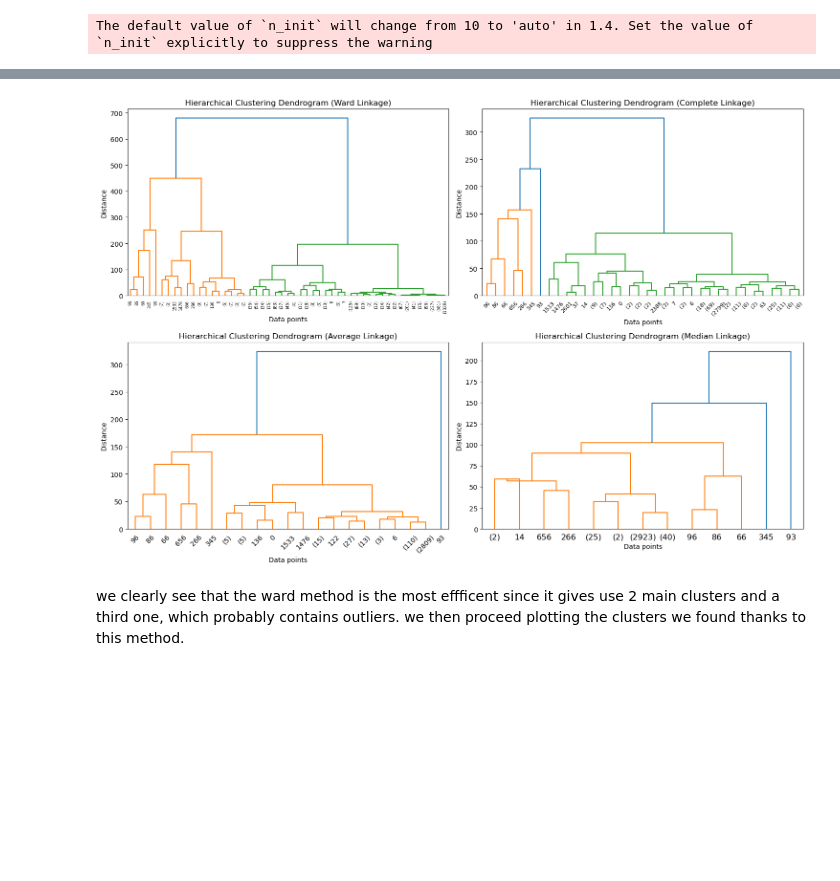
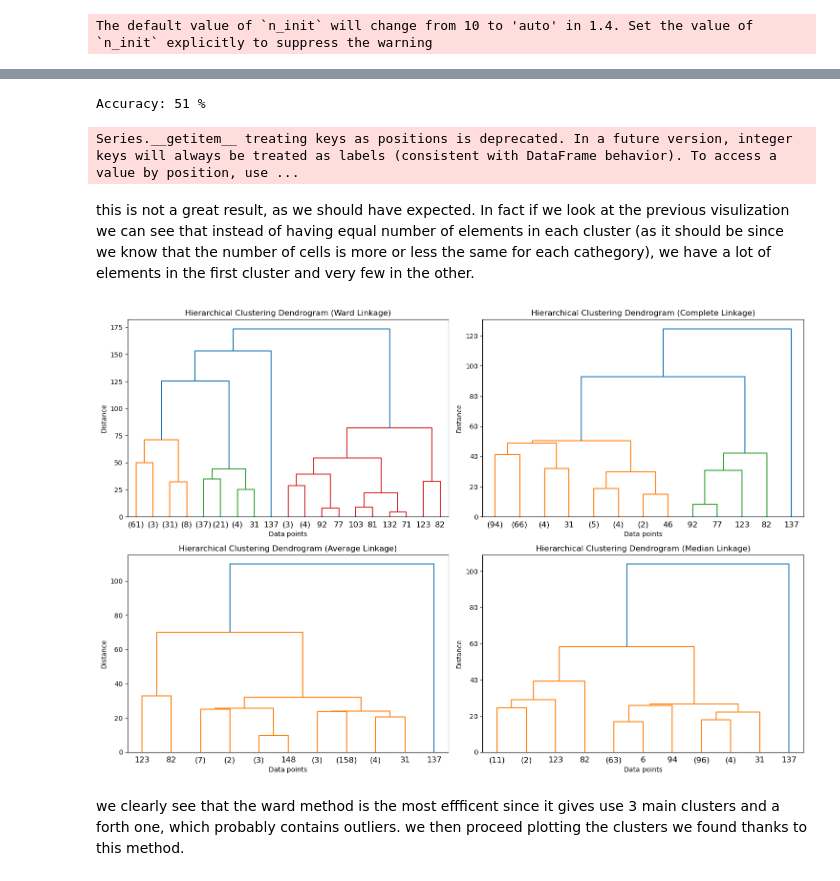
Before and after one commit to eghirardo/ai_lab, a Jupyter notebook: clustering.ipynb, the cells around one changed output, grey strips where cells are left out. Drawn from its saved outputs; the diff is of its cells as text; code cells hidden in the pictures; blank space fills up the shorter version.

```diff
--- a/clustering.ipynb
+++ b/clustering.ipynb
@@ -11,16 +11,19 @@ import plotly.graph_objects as go
 from sklearn.cluster import AgglomerativeClustering
 from sklearn.preprocessing import StandardScaler
 # %%
-
-
-df_seq_pathHFiltNorm = 'HCC1806_SmartS_Filtered_Normalised_3000_Data_train.txt'
+df_seq_pathHFiltNorm = '../ai_lab/SmartSeq/HCC1806_SmartS_Filtered_Normalised_3000_Data_train.txt'
 df_seq_HFiltNorm = pd.read_csv(df_seq_pathHFiltNorm, delimiter=' ')
+df_metaH_path = '../ai_lab/SmartSeq/HCC1806_SmartS_MetaData.tsv'
+df_metaH = pd.read_csv(df_metaH_path, delimiter='\t')
+df_seq_HFiltNorm = df_seq_HFiltNorm.T
 data_scaled = pd.DataFrame(StandardScaler().fit_transform(df_seq_HFiltNorm), columns=df_seq_HFiltNorm.columns)
 
 # Perform KMeans clustering
 kmeans = KMeans(n_clusters=2, random_state=42)
 cluster_labels = kmeans.fit_predict(data_scaled)
 str_labels = [str(label) for label in cluster_labels]
+# Add cluster labels to the DataFrame
+df_seq_HFiltNorm['cluster'] = cluster_labels
 # centroids = kmeans.cluster_centers_
 
 # Perform PCA to reduce the data to 3 dimensions
@@ -46,23 +64,55 @@ The default value of `n_init` will change from 10 to 'auto' in 1.4. Set the valu
+# %%
+def add_target_column(data, metadata_path, target_column_name, target_category):
+    df_meta = pd.read_csv(metadata_path, delimiter='\t')
+    df_meta.set_index('Filename', inplace=True)
+    merged_transition = pd.merge(data, df_meta[target_column_name], left_index=True, right_index=True)
+    dummy_variables = pd.get_dummies(merged_transition[target_column_name], prefix='category').astype('int')
+
+    # Set the target category to 1 and the others to 0
+    dummy_variables['Target'] = dummy_variables[target_category]
+    dummy_variables.drop(columns=[col for col in dummy_variables.columns if col != 'Target'], inplace=True)
+
+    merged_data = pd.concat([merged_transition, dummy_variables], axis=1)
+    merged_data.drop(columns=[target_column_name], inplace=True)
+    return merged_data
+# %%
+df_seq_HFiltNorm = add_target_column(df_seq_HFiltNorm, df_metaH_path, 'Condition', 'category_Normo')
+# %%
+# Take the two columns as np arrays
+target = df_seq_HFiltNorm['Target']
+cluster = df_seq_HFiltNorm['cluster']
+# Count the number of correct predictions
+correct = 0
+for i in range(len(target)):
+    if target[i] == cluster[i]:
+        correct += 1
+# Calculate the accuracy
+print('Accuracy:', round(correct / len(target) * 100), '%')
+# %% [output]
+Accuracy: 51 %
+Series.__getitem__ treating keys as positions is deprecated. In a future version, integer keys will always be treated as labels (consistent with DataFrame behavior). To access a value by position, use ...
+# %% [markdown]
+this is not a great result, as we should have expected. In fact if we look at the previous visulization we can see that instead of having equal number of elements in each cluster (as it should be since we know that the number of cells is more or less the same for each cathegory), we have a lot of elements in the first cluster and very few in the other.
 # %%
 # Define linkage methods
 methods = ['ward', 'complete', 'average', 'median']
 
 # Plot dendrograms for each linkage method
 plt.figure(figsize=(15, 10))
 for i, method in enumerate(methods, 1):
     plt.subplot(2, 2, i)
-    linked = linkage(pca_result, method=method)
-    dendrogram(linked, distance_sort='descending', truncate_mode='level', p=5)
+    linked = linkage(pca_result, method=method) # Here Euclidean distance is used. Does it make sense?
+    dendrogram(linked, distance_sort='descending', truncate_mode='level', p=4)
     plt.title(f'Hierarchical Clustering Dendrogram ({method.capitalize()} Linkage)')
     plt.xlabel('Data points')
     plt.ylabel('Distance')
 
 
 plt.tight_layout()
 plt.show()
 # %% [output]
-[figure, old version]
+[figure, new version]
 # %% [markdown]
-we clearly see that the ward method is the most effficent since it gives use 2 main clusters and a third one, which probably contains outliers.
+we clearly see that the ward method is the most effficent since it gives use 3 main clusters and a forth one, which probably contains outliers.
 we then proceed plotting the clusters we found thanks to this method.
 # %%
```
Also changed, not shown: parts of 2 cells of this notebook.
